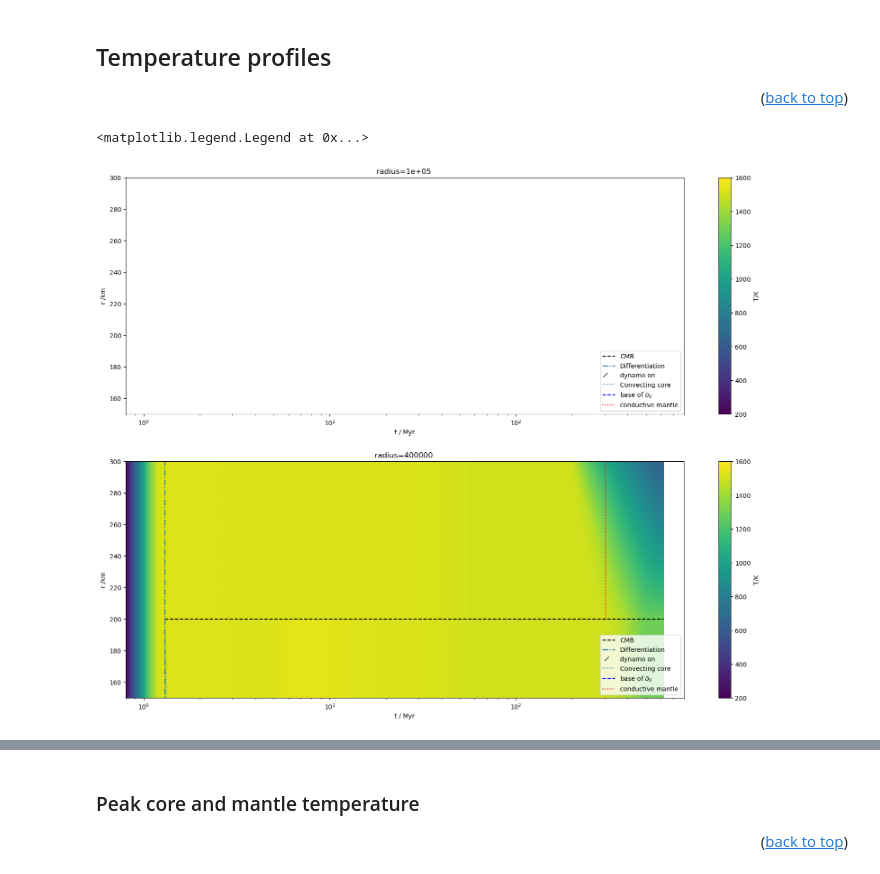
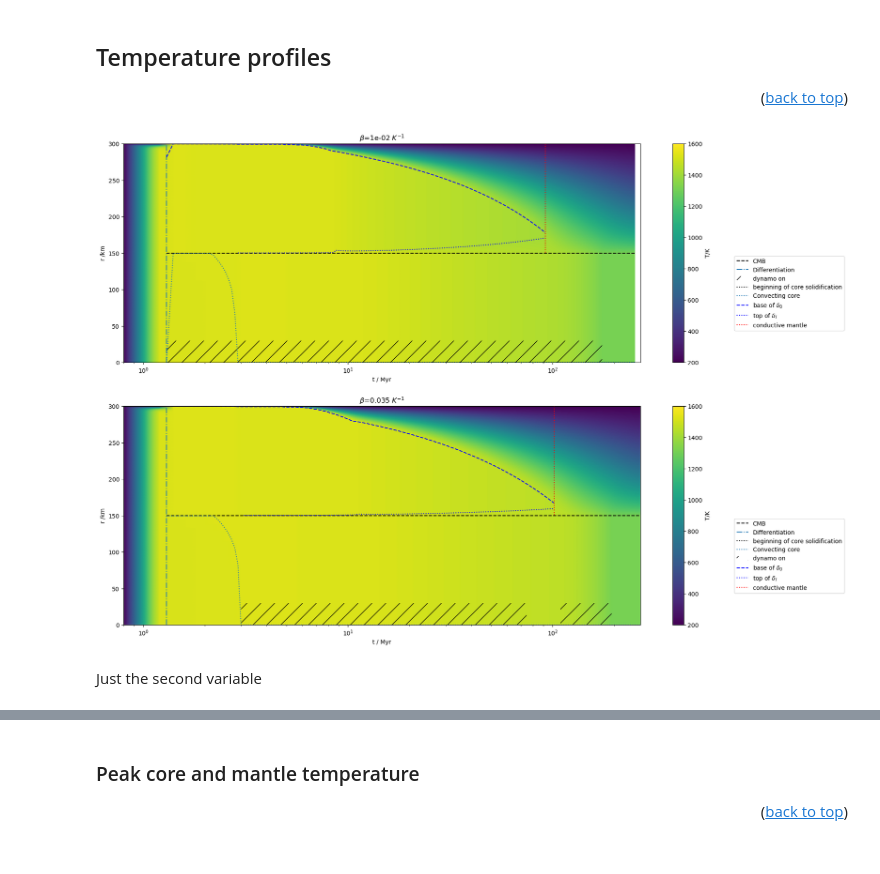
Before and after one commit to Hannah-RS/planetesimal-magnetic-history, a Jupyter notebook: Plotting_scripts/Single_var_comparison.ipynb, the cells around one changed output, grey strips where cells are left out. Drawn from its saved outputs; the diff is of its cells as text; code cells hidden in the pictures.

Commit message:
Updated thermal profile plot

```diff
--- a/Plotting_scripts/Single_var_comparison.ipynb
+++ b/Plotting_scripts/Single_var_comparison.ipynb
@@ -48,11 +48,11 @@ Myr = 365*24*3600*1e6 #number of s in Myr
 # %% [markdown]
 Choose your variable of interest
 # %%
-var = 'r'
-unit = 'km' #unit of variable
+var = 'beta'
+unit = '$K^{-1}$' #unit of variable
 varlab = labels[var]
 logvar = False
-save = True
+save = False
 path = '../Results_combined/'+folder+f"params_{subfolders[var]}/"
 # %% [markdown]
 Import the temperature profile data for the two endmembers
@@ -83,6 +83,8 @@ npzfile = np.load(f'{path}run_{run}.npz')
 T_profile = npzfile['T_profile']
 t1 = npzfile['t']/Myr #time in Myr
 d01 = npzfile['d0']
+dl1 = npzfile['dl']
+f1 = npzfile['f']
 min_unstable = npzfile['min_unstable']
 Flux = npzfile['Flux']
 Fs1 = Flux[0]
@@ -95,6 +97,8 @@ on11=var_results.loc[var_results['run']==minrun,'magon_1'].values[0]
 off11=var_results.loc[var_results['run']==minrun,'magoff_1'].values[0]
 on12=var_results.loc[var_results['run']==minrun,'magon_2'].values[0]
 off12=var_results.loc[var_results['run']==minrun,'magoff_2'].values[0]
+on13=var_results.loc[var_results['run']==minrun,'magon_3'].values[0]
+off13=var_results.loc[var_results['run']==minrun,'magoff_3'].values[0]
 
 #get time for switch to conduction
 fcond_t1 = var_results.loc[var_results['run']==run,'fcond_t'].values[0]
@@ -125,6 +129,8 @@ npzfile = np.load(f'{path}run_{run}.npz')
 T_profile = npzfile['T_profile']
 t2 = npzfile['t']/Myr #time in Myr
 d02 = npzfile['d0']
+dl2 = npzfile['dl']
+f2 = npzfile['f']
 min_unstable = npzfile['min_unstable']
 Flux = npzfile['Flux']
 Fs2 = Flux[0]
@@ -137,6 +143,8 @@ on21=var_results.loc[var_results['run']==maxrun,'magon_1'].values[0]
 off21=var_results.loc[var_results['run']==maxrun,'magoff_1'].values[0]
 on22=var_results.loc[var_results['run']==maxrun,'magon_2'].values[0]
 off22=var_results.loc[var_results['run']==maxrun,'magoff_2'].values[0]
+on23=var_results.loc[var_results['run']==maxrun,'magon_3'].values[0]
+off23=var_results.loc[var_results['run']==maxrun,'magoff_3'].values[0]
 #get time for switch to conduction
 fcond_t2 = var_results.loc[var_results['run']==run,'fcond_t'].values[0]
 
@@ -156,56 +164,69 @@ rc2 = r2/2
 # %% [markdown]
 ## Temperature profiles <a class="anchor" id="Tt"></a>
 <p align="right">(<a href="#top">back to top</a>)</p>
+# %%
+tend = max(np.max(t1),np.max(t2)) #upper limit for time axes
 # %%
 plt.figure(figsize=[20,15])
 #subplot 1 - min value
 plt.subplot(2,1,1)
-plt.pcolormesh(tall_1,rplot_1,Tall_1,shading = 'gouraud',vmin=200,vmax=1600)
+plt.pcolormesh(tall_1[::2],rplot_1[::2],Tall_1[::2,::2],shading = 'gouraud',vmin=200,vmax=1600)
 plt.hlines(rc1/1e3,min(t1),max(tall_1),linestyle='--',color='black',label='CMB')
 plt.vlines(t1[0],0,r1/1e3,linestyle='-.',label='Differentiation')
 plt.fill_betweenx([0,rc1/5e3],on11,off11,alpha=0,hatch='/',label='dynamo on')
+plt.vlines(t1[f1<0.999000][0]/Myr,0/1e3,rc1/1e3,linestyle='dotted',label='beginning of core solidification',color='black')
+plt.plot(t1,r_unstable1,linestyle='dotted',label='Convecting core')
 if on12>0:
     plt.fill_betweenx([0,rc1/5e3],on12,off12,alpha=0,hatch='/')
-plt.plot(t1,r_unstable1,linestyle='dotted',label='Convecting core')
+if on13>0:
+    plt.fill_betweenx([0,rc1/5e3],on13,off13,alpha=0,hatch='/')
 if np.any(t1/Myr<fcond_t1):
-    plt.plot(t1[t1<=fcond_t1],(r1-d01[t1<=fcond_t1])/1e3,linestyle='dashed',label='base of $\delta_0$',color='blue')
+    plt.plot(t1[(t1<=fcond_t1)&(d01<(r1-rc1))],(r1-d01[(t1<=fcond_t1)&(d01<(r1-rc1))])/1e3,linestyle='dashed',label='base of $\delta_0$',color='blue')
+    plt.plot(t1[(t1<=fcond_t1)&(r_unstable1==0)][1:],(rc1+dl1[(t1<=fcond_t1)&(r_unstable1==0)][1:])/1e3,linestyle='dotted',label='top of $\delta_l$',color='blue')
     plt.vlines(t1[t1<=fcond_t1][-1],r1/1e3,rc1/1e3,linestyle='dotted',label='conductive mantle',color='red')
 else:
     plt.plot(t1,(r1-d01)/1e3,linestyle='dashed',label='base of $\delta_0$',color='blue')
+    plt.plot(t1,(rc1+dl1)/1e3,linestyle='dotted',label='top of $\delta_l$',color='blue')
 #labels and limits
 plt.ylabel('r /km')
 plt.xlabel('t / Myr')
-plt.xlim([0.8,800])
+plt.xlim([0.8,tend])
 plt.colorbar(label='T/K')
 plt.title(f"{varlab}={var1:.0e} {unit}")
 plt.xscale('log')
-plt.legend(loc='lower right')
+plt.legend(bbox_to_anchor=[1.4,0.5])
 
 #subplot 2 - max value
 plt.subplot(2,1,2)
-plt.pcolormesh(tall_2,rplot_2,Tall_2,shading = 'gouraud',vmin=200,vmax=1600)
+plt.pcolormesh(tall_2[::2],rplot_2[::2],Tall_2[::2,::2],shading = 'gouraud',vmin=200,vmax=1600)
 plt.hlines(rc2/1e3,min(t2),max(tall_2),linestyle='--',color='black',label='CMB')
 plt.vlines(t2[0],0,r2/1e3,linestyle='-.',label='Differentiation')
+plt.vlines(t2[f2<0.999000][0]/Myr,0/1e3,rc2/1e3,linestyle='dotted',label='beginning of core solidification',color='black')
+plt.plot(t2,r_unstable2,linestyle='dotted',label='Convecting core')
 plt.fill_betweenx([0,rc2/5e3],on21,off21,alpha=0,hatch='/',label='dynamo on')
 if on22>0:
     plt.fill_betweenx([0,rc2/5e3],on22,off22,alpha=0,hatch='/')
-plt.plot(t2,r_unstable2,linestyle='dotted',label='Convecting core')
+if on23>0:
+    plt.fill_betweenx([0,rc2/5e3],on23,off23,alpha=0,hatch='/')
 if np.any(t2/Myr<fcond_t2):
-    plt.plot(t2[t2<=fcond_t2],(r2-d02[t2<=fcond_t2])/1e3,linestyle='dashed',label='base of $\delta_0$',color='blue')
+    plt.plot(t2[(t2<=fcond_t2)&(d02<(r2-rc2))],(r2-d02[(t2<=fcond_t2)&(d02<(r2-rc2))])/1e3,linestyle='dashed',label='base of $\delta_0$',color='blue')
+    plt.plot(t2[(t2<=fcond_t2)&(r_unstable2==0)][1:],(rc2+dl2[(t2<=fcond_t2)&(r_unstable2==0)][1:])/1e3,linestyle='dotted',label='top of $\delta_l$',color='blue')
     plt.vlines(t2[t2<=fcond_t2][-1],r2/1e3,rc2/1e3,linestyle='dotted',label='conductive mantle',color='red')
-else: #i.e. never becomes conductive
+else:
     plt.plot(t2,(r2-d02)/1e3,linestyle='dashed',label='base of $\delta_0$',color='blue')
+    plt.plot(t2,(rc2+dl2)/1e3,linestyle='dotted',label='top of $\delta_l$',color='blue')
 #labels and limits
 plt.ylabel('r /km')
 plt.xlabel('t / Myr')
-plt.xlim([0.8,800])
+plt.xlim([0.8,tend])
 plt.colorbar(label='T/K')
 plt.title(f"{varlab}={var2} {unit}")
 plt.xscale('log')
-plt.legend(loc='lower right')
+plt.legend(bbox_to_anchor=[1.4,0.5])
 if save == True:
-    plt.savefig(f'../Plots/{folder}/Tcomp_{var}.png',bbox_inches='tight')
+    plt.savefig(f'../Plots/{folder}/Tprofile_{var}.png',bbox_inches='tight')
 # %% [output]
-<matplotlib.legend.Legend at 0x...>
-[figure, old version]
+[figure, new version]
+# %% [markdown]
+Just the second variable
 # %%
```
Also changed, not shown: parts of 8 cells of this notebook.
